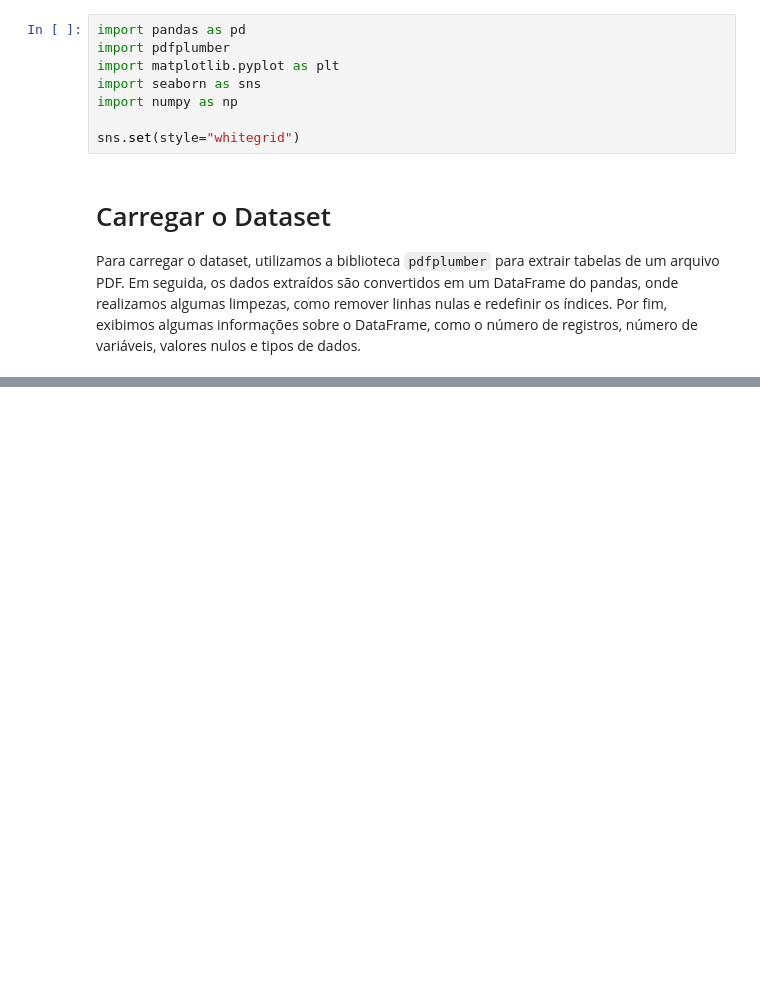
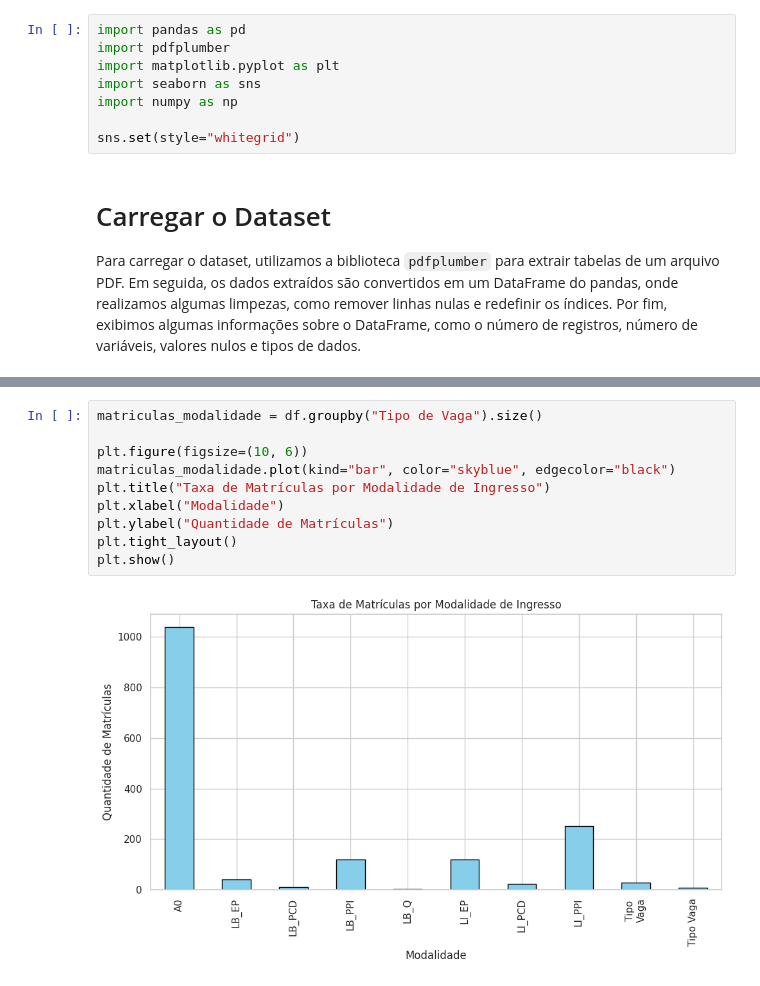
Before and after one commit to WesleyDev184/UFMT, a Jupyter notebook: Dados/Lista5/main.ipynb, the cells around one changed output, grey strips where cells are left out. Saved outputs shown, nothing was run; the diff lists cells and outputs as text; blank space fills up the shorter version.

```diff
--- a/Dados/Lista5/main.ipynb
+++ b/Dados/Lista5/main.ipynb
@@ -43,0 +102,12 @@ df.head()
+# %%
+matriculas_modalidade = df.groupby("Tipo de Vaga").size()
+
+plt.figure(figsize=(10, 6))
+matriculas_modalidade.plot(kind="bar", color="skyblue", edgecolor="black")
+plt.title("Taxa de Matrículas por Modalidade de Ingresso")
+plt.xlabel("Modalidade")
+plt.ylabel("Quantidade de Matrículas")
+plt.tight_layout()
+plt.show()
+# %% [output]
+[figure, added]
```
Also changed, not shown: parts of 10 cells of this notebook.
